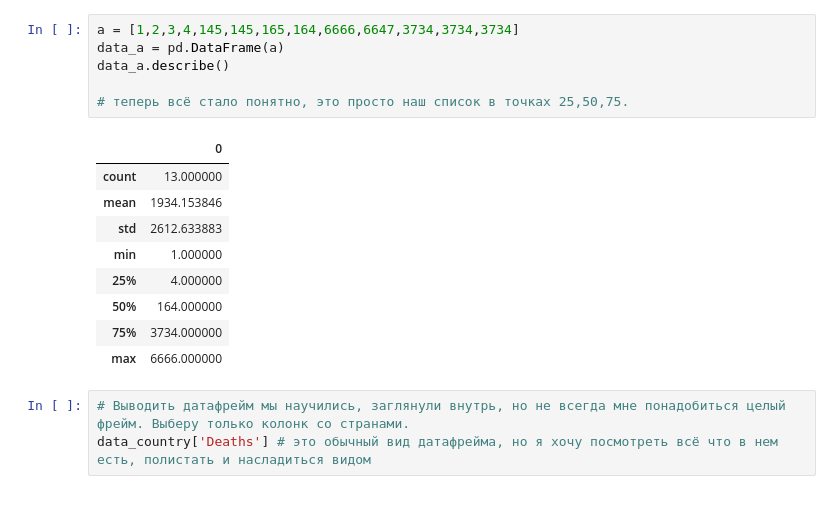
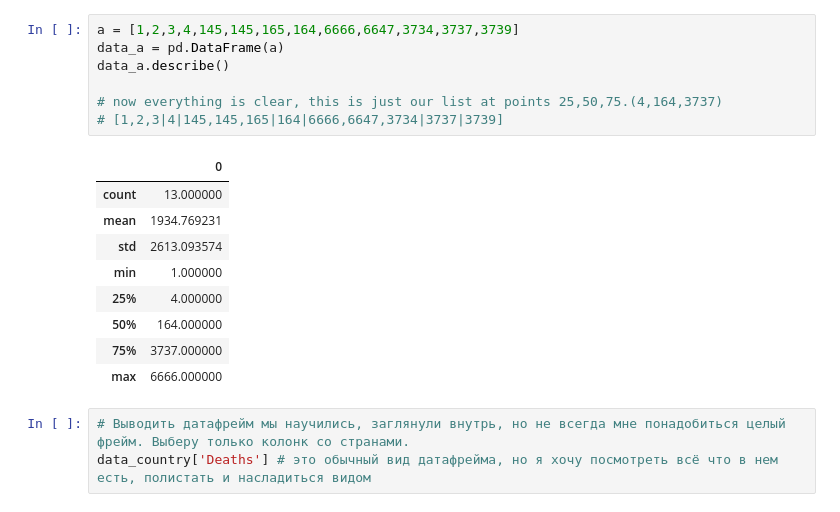
Before and after one commit to ingli96/pandas-lection, a Jupyter notebook: main.ipynb, the cells around one changed output. Saved outputs shown, nothing was run; the diff lists cells and outputs as text.

```diff
--- a/main.ipynb
+++ b/main.ipynb
@@ -91,18 +91,19 @@ data_country.describe() # покажет нам количество, средн
 # %%
-a = [1,2,3,4,145,145,165,164,6666,6647,3734,3734,3734]
+a = [1,2,3,4,145,145,165,164,6666,6647,3734,3737,3739]
 data_a = pd.DataFrame(a)
 data_a.describe()
 
-# теперь всё стало понятно, это просто наш список в точках 25,50,75.
+# now everything is clear, this is just our list at points 25,50,75.(4,164,3737)
+# [1,2,3|4|145,145,165|164|6666,6647,3734|3737|3739]
 # %% [output]
 |  | 0 |
 | count | 13.000000 |
-| mean | 1934.153846 |
-| std | 2612.633883 |
+| mean | 1934.769231 |
+| std | 2613.093574 |
 | min | 1.000000 |
 | 25% | 4.000000 |
 | 50% | 164.000000 |
-| 75% | 3734.000000 |
+| 75% | 3737.000000 |
 | max | 6666.000000 |
 # %%
 # Выводить датафрейм мы научились, заглянули внутрь, но не всегда мне понадобиться целый фрейм. Выберу только колонк со странами.
```
Also changed, not shown: parts of 13 cells of this notebook.
